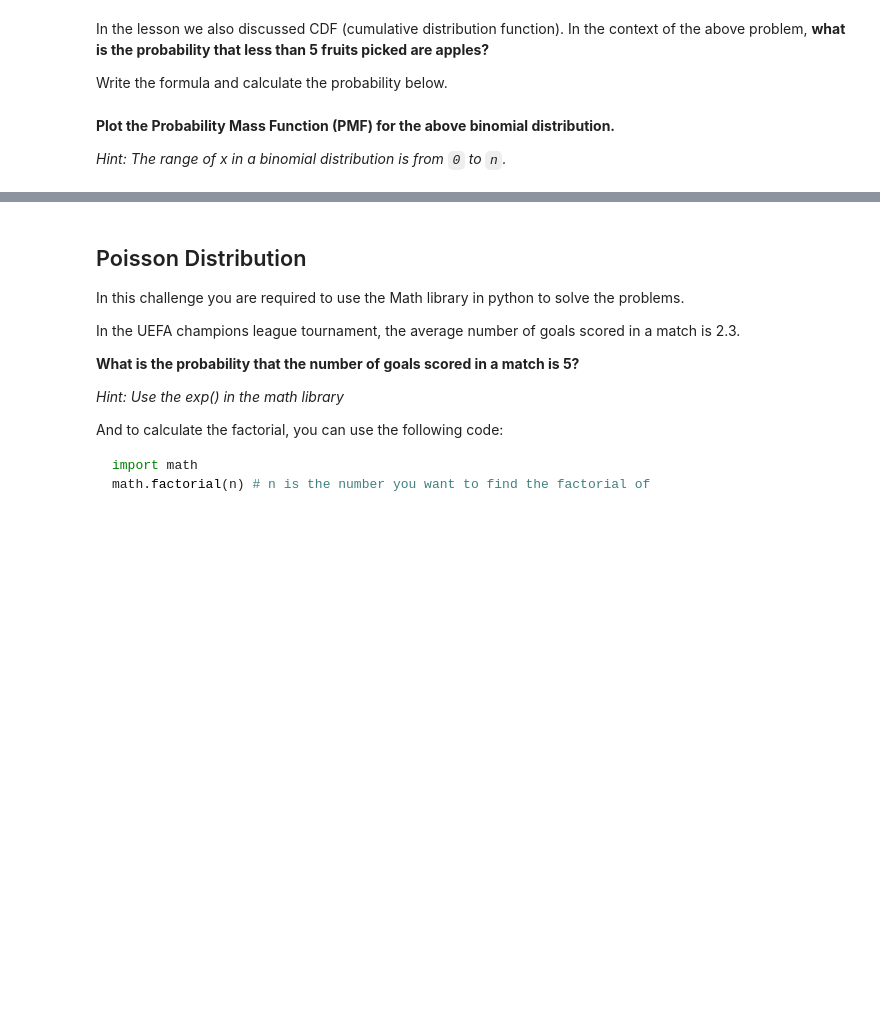
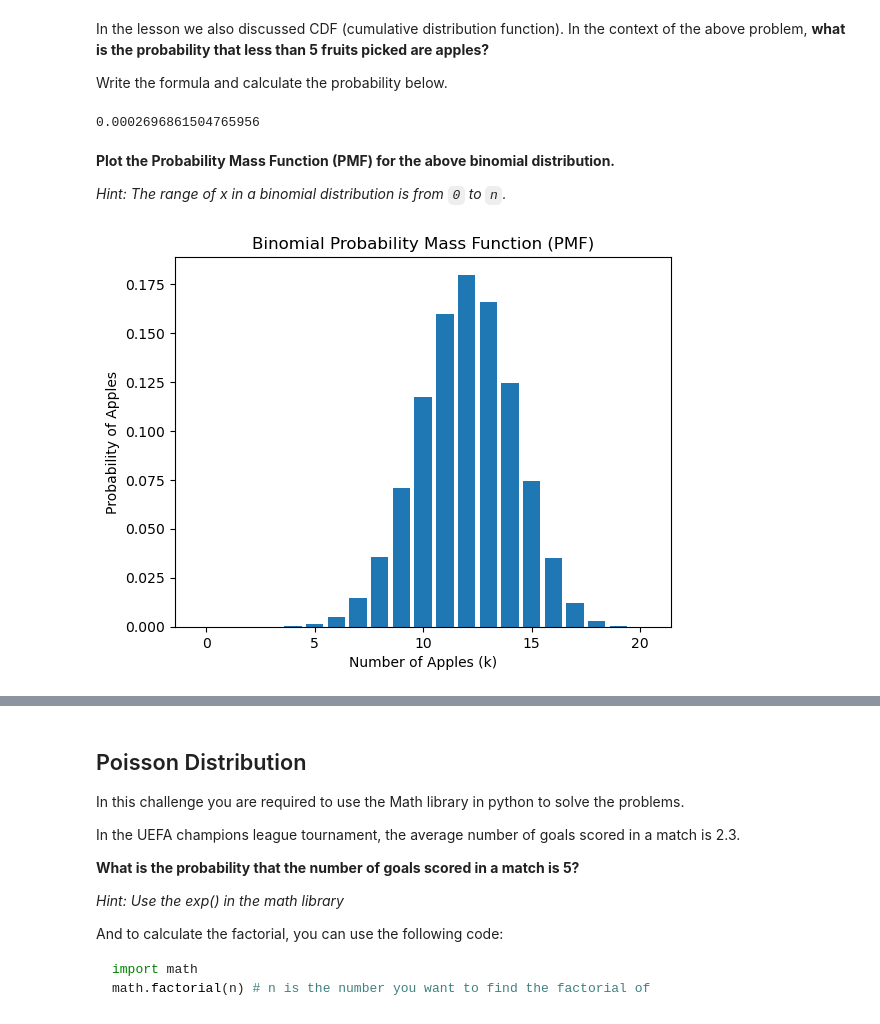
Before and after one commit to vitorferraz19/lab-discrete-probability-distributions-en, a Jupyter notebook: your-code/main.ipynb, the cells around one changed output, grey strips where cells are left out. Saved outputs shown, nothing was run; the diff lists cells and outputs as text; code cells hidden in the pictures; blank space fills up the shorter version.

Commit message:
Second update of the LAB | Discrete Probability Distributions exercise, Week 4, Day 2

```diff
--- a/your-code/main.ipynb
+++ b/your-code/main.ipynb
@@ -126,3 +124,14 @@ Write the formula and calculate the probability below.
+# %%
+# Less than 5 fruits picked are apples:
+
+a = 5   # number of fruits picked
+x = 20   # total number of fruits sampled
+p = number_apples/total
+
+prob_lessthan_5apples = binom.pmf(a-1, x, p)    #a-1 because it's less than 5 fruits picked being apples
+print(prob_lessthan_5apples)
+# %% [output]
+0.0002696861504765956
 # %% [markdown]
 <!-- **Plot the PDF (probability distributiom function) for the above binomial distribution.** -->
 
@@ -134,0 +141,14 @@ Write the formula and calculate the probability below.
+# %%
+n = 20    # sample size (20 trials)
+p = number_apples/total
+
+k_values = np.arange(0, n + 1)
+pmf_values = binom.pmf(k_values, n, p)
+
+plt.bar(k_values, pmf_values)
+plt.xlabel("Number of Apples (k)")
+plt.ylabel("Probability of Apples")
+plt.title("Binomial Probability Mass Function (PMF)")
+plt.show()
+# %% [output]
+[figure, added]
```
Also changed, not shown: parts of 7 cells of this notebook.
